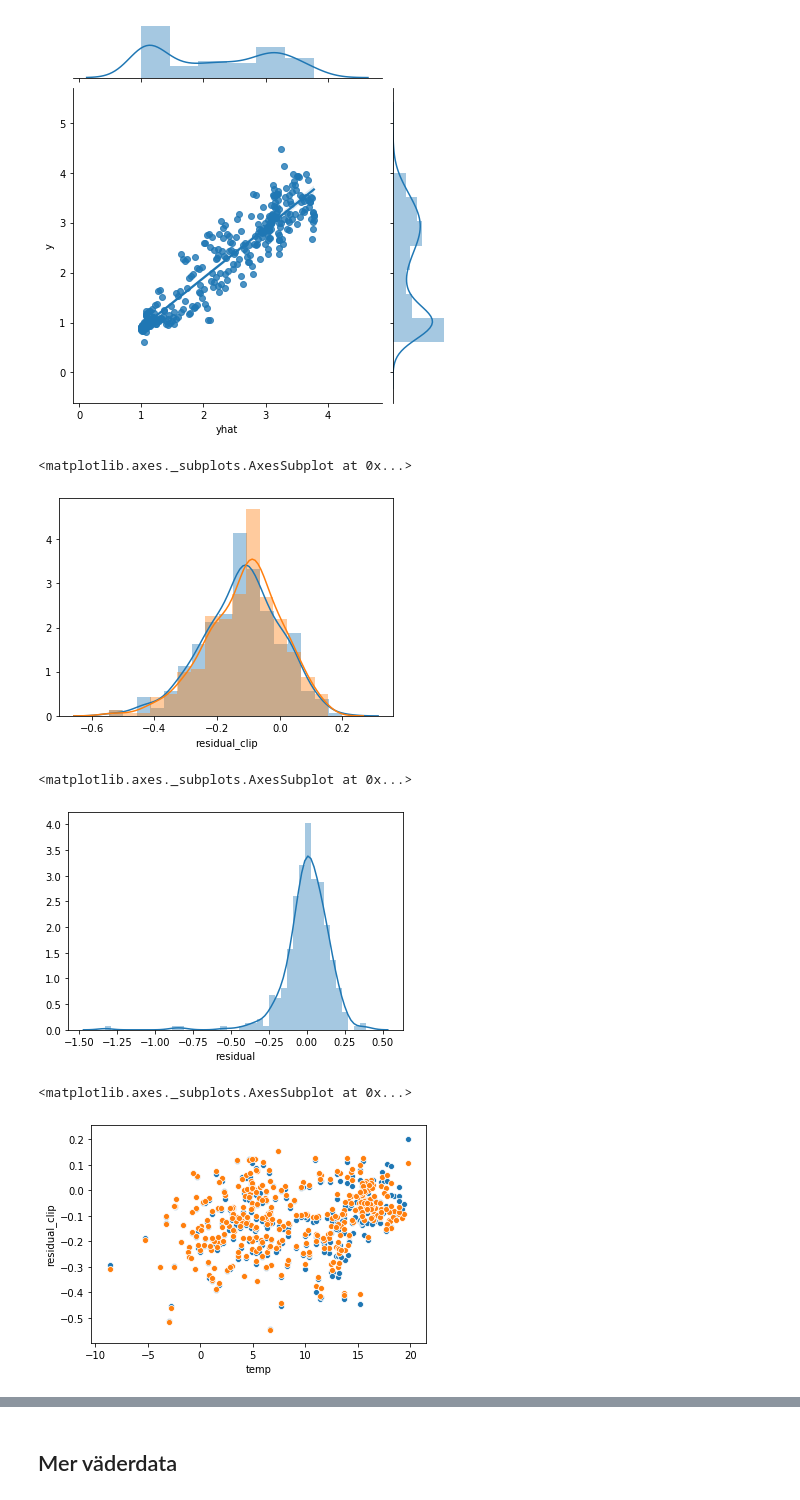
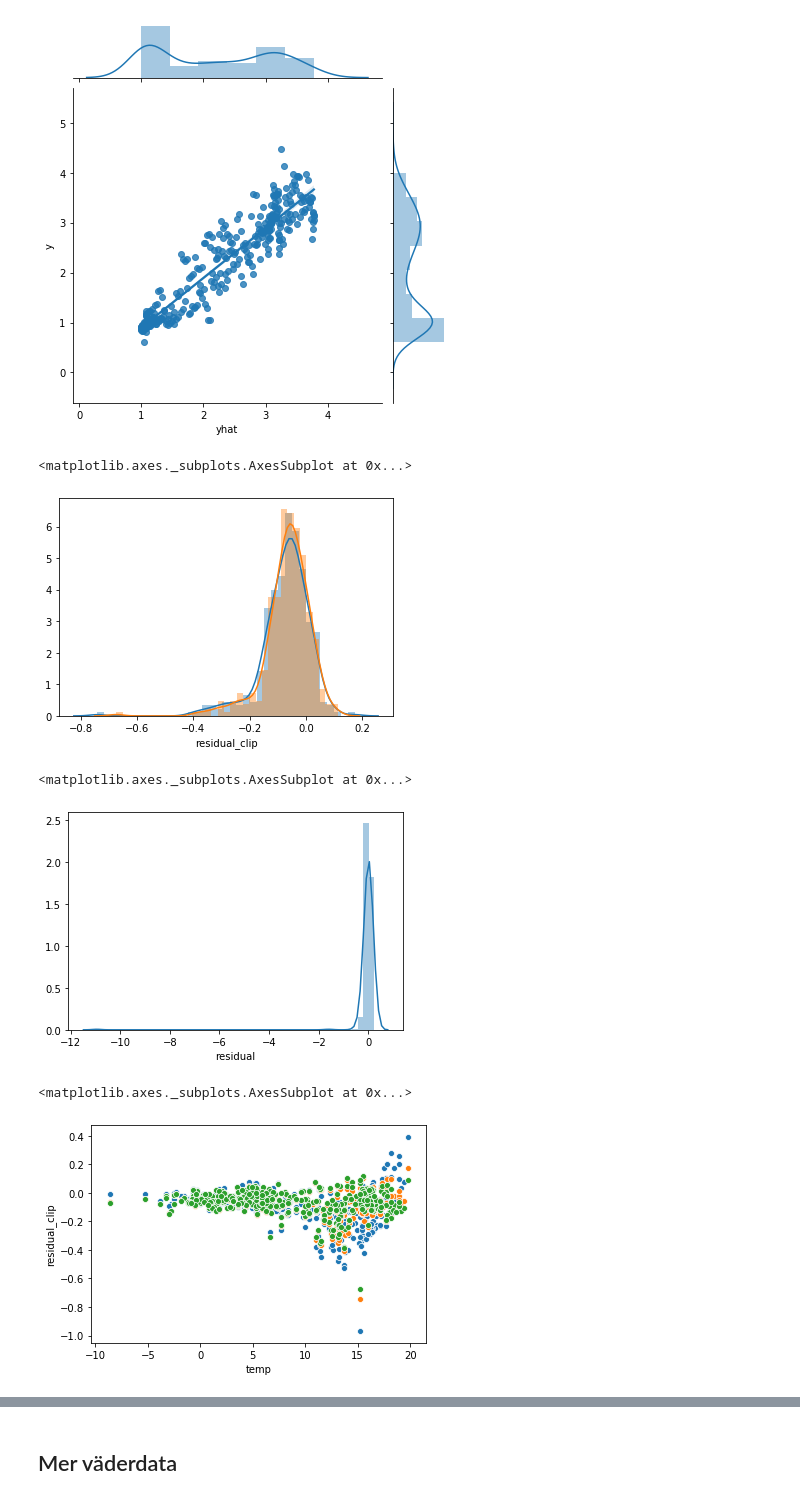
Before and after one commit to IdaLundholmBenzi/Analysutmaning_prognos, a Jupyter notebook: TDS9_forecast.ipynb, the cells around one changed output, grey strips where cells are left out. Drawn from its saved outputs; the diff is of its cells as text; code cells hidden in the pictures.

```diff
--- a/TDS9_forecast.ipynb
+++ b/TDS9_forecast.ipynb
@@ -261,3 +261,7 @@ sns.scatterplot(test.temp, y = forecast_temp2[forecast_temp2.ds>='2017-01-01'].y
 # %% [output]
 <matplotlib.axes._subplots.AxesSubplot at 0x...>
 [figure]
+# %%
+res_p = (test.y - forecast_temp[forecast_temp.ds>='2017-01-01'].yhat)/test.y
+
+plt.plot(test.temp, res_p, '.')
@@ -388,8 +402,8 @@ ax.set_ylim(0.8,1.2)
 # %%
 df_merged_temp = df_m_temp.merge(forecast_tt[['ds', 'yhat']], left_on='ds', right_on='ds')
 df_merged_temp = df_merged_temp.merge(forecast_temp_trans[['ds', 'yhat']], left_on='ds', right_on='ds', suffixes=['', '_clip'])
-df_merged_temp['residual'] = df_merged_temp.y-df_merged_temp.yhat
-df_merged_temp['residual_clip'] = df_merged_temp.y-df_merged_temp.yhat_clip
+df_merged_temp['residual'] = (df_merged_temp.y-df_merged_temp.yhat)/df_merged_temp.y
+df_merged_temp['residual_clip'] = (df_merged_temp.y-df_merged_temp.yhat_clip)/df_merged_temp.y
 
 sns.jointplot("yhat", "y", data=df_merged[df_merged.ds >= '2017-01-01'], kind="reg")
 # %% [output]
@@ -400,18 +414,19 @@ sns.distplot(df_merged_temp[(df_merged_temp.ds<='2017-12-31') & (df_merged_temp.
 sns.distplot(df_merged_temp[(df_merged_temp.ds<='2017-12-31') & (df_merged_temp.ds > '2016-12-31')]['residual_clip'])
 # %% [output]
 <matplotlib.axes._subplots.AxesSubplot at 0x...>
-[figure, old version]
+[figure, new version]
 # %%
 sns.distplot(df_merged_temp[(df_merged_temp.ds<='2016-12-31') & (df_merged_temp.ds > '2015-12-31')]['residual'])
 # %% [output]
 <matplotlib.axes._subplots.AxesSubplot at 0x...>
-[figure, old version]
+[figure, new version]
 # %%
+sns.scatterplot(test.temp, res_p)
 sns.scatterplot(x='temp', y='residual', data=df_merged_temp[df_merged_temp.ds > '2016-12-31'])
 sns.scatterplot(x='temp', y='residual_clip', data=df_merged_temp[df_merged_temp.ds > '2016-12-31'])
 # %% [output]
 <matplotlib.axes._subplots.AxesSubplot at 0x...>
-[figure, old version]
+[figure, new version]
 # %%
 df_merged_temp['Interval'] = pd.cut(df_merged_temp['temp'], [-100, 2, 9, 15, 100])
 
```
Also changed, not shown: parts of 52 cells of this notebook.
